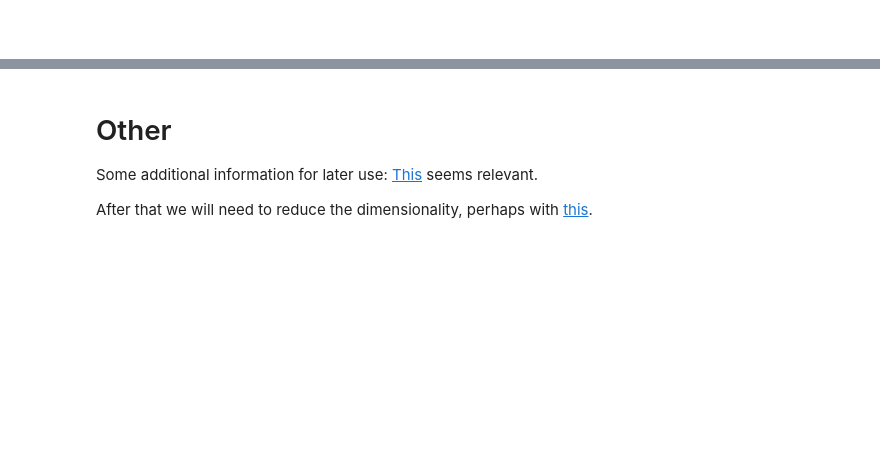
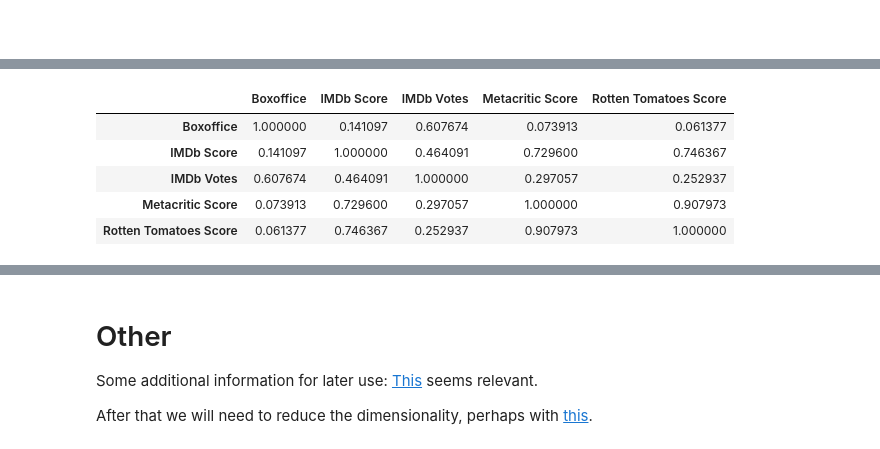
Before and after one commit to jrippeon/cmsc320project, a Jupyter notebook: initial_exploration.ipynb, the cells around one changed output, grey strips where cells are left out. Cells and saved outputs as stored; diff of their text form; code cells hidden in the pictures; blank space fills up the shorter version.

```diff
--- a/initial_exploration.ipynb
+++ b/initial_exploration.ipynb
@@ -179,0 +218,9 @@ ANOVA TEST on the top 3 genre of movies
+# %%
+rating_vs_money[['Boxoffice', 'IMDb Score', 'IMDb Votes', 'Metacritic Score', 'Rotten Tomatoes Score']].corr()
+# %% [output]
+|  | Boxoffice | IMDb Score | IMDb Votes | Metacritic Score | Rotten Tomatoes Score |
+| Boxoffice | 1.000000 | 0.141097 | 0.607674 | 0.073913 | 0.061377 |
+| IMDb Score | 0.141097 | 1.000000 | 0.464091 | 0.729600 | 0.746367 |
+| IMDb Votes | 0.607674 | 0.464091 | 1.000000 | 0.297057 | 0.252937 |
+| Metacritic Score | 0.073913 | 0.729600 | 0.297057 | 1.000000 | 0.907973 |
+| Rotten Tomatoes Score | 0.061377 | 0.746367 | 0.252937 | 0.907973 | 1.000000 |
```
Also changed, not shown: parts of 17 cells of this notebook.
